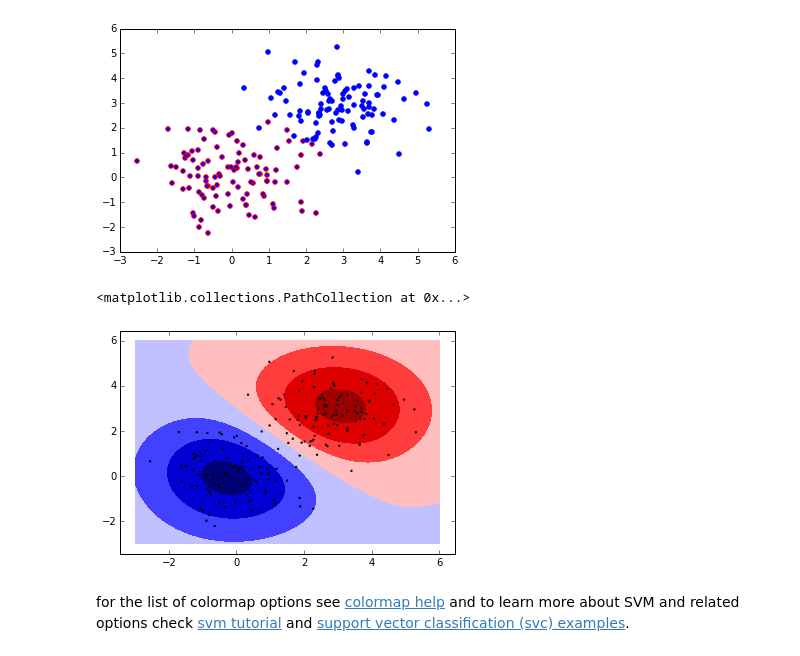
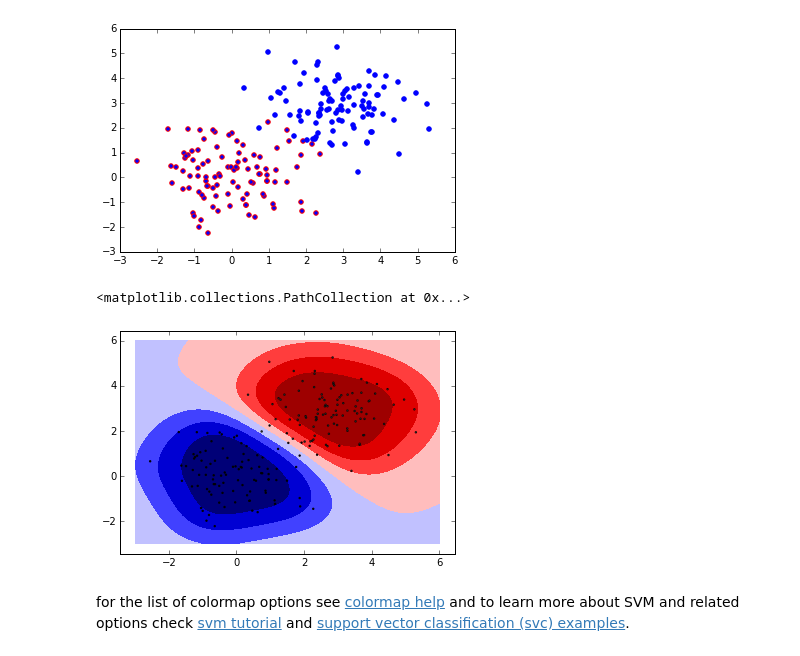
Before and after one commit to vahidpartovinia/pythonworkshop, a Jupyter notebook: ipython/chapter03.ipynb, the cells around one changed output. Drawn from its saved outputs; the diff is of its cells as text; code cells hidden in the pictures.

```diff
--- a/ipython/chapter03.ipynb
+++ b/ipython/chapter03.ipynb
@@ -135,21 +135,21 @@ plt.scatter(X[~index,0], X[~index,1], edgecolors="b")
 <matplotlib.collections.PathCollection at 0x...>
 [figure]
 # %%
-clf = svm.SVC(kernel='rbf', C=0.01, gamma=.2,  probability=True)
+clf = svm.SVC(C=0.1)
 clf.fit(X, Y)
 Z=clf.predict(X)
 index=(Z==0)
 plt.scatter(X[index,0], X[index,1], edgecolors="r")
 plt.scatter(X[~index,0], X[~index,1], edgecolors="b")
 xx, yy = np.meshgrid(np.linspace(-3, 6, 500), np.linspace(-3, 6, 500))
 
 Z = clf.decision_function(np.c_[xx.ravel(), yy.ravel()])
 Z = Z.reshape(xx.shape)
 
 plt.contourf(xx, yy, Z, alpha=1, cmap=plt.cm.seismic)
 plt.scatter(X[:, 0], X[:, 1], c=Y, s=2, alpha=0.9, cmap=plt.cm.spectral)
 # %% [output]
 <matplotlib.collections.PathCollection at 0x...>
-[figure, old version]
+[figure, new version]
 # %% [markdown]
 for the list of colormap options see [colormap help](http://matplotlib.org/users/colormaps.html) and to learn more about SVM and related options check [svm tutorial](http://scikit-learn.org/stable/modules/svm.html) and [support vector classification (svc) examples](http://scikit-learn.org/stable/modules/generated/sklearn.svm.SVC.html#sklearn.svm.SVC).
```
Also changed, not shown: parts of 9 cells of this notebook, 6 other files.
